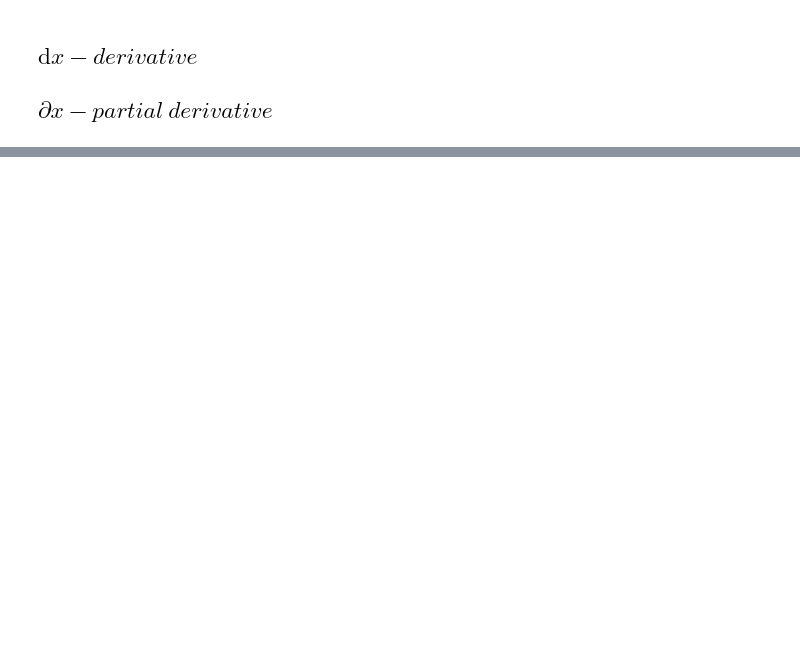
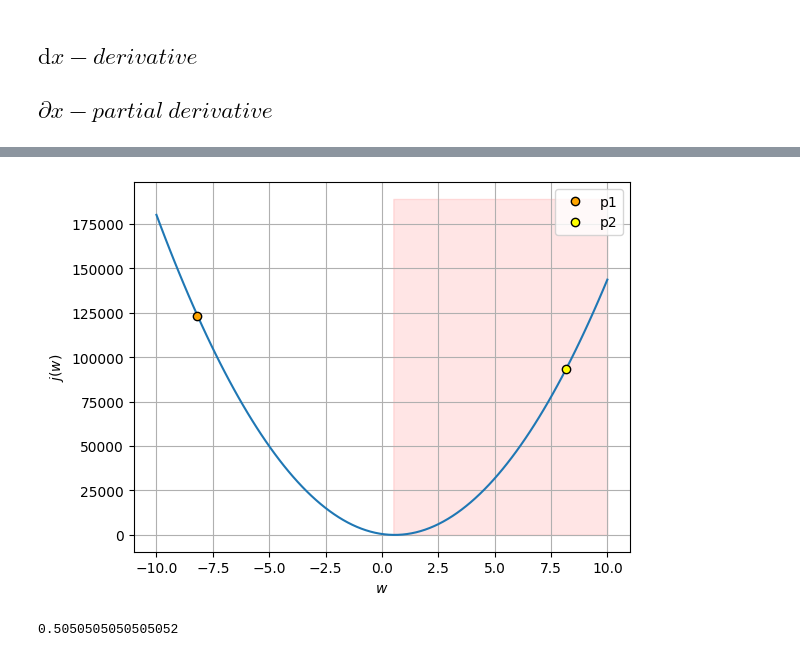
Before and after one commit to anoban/Supervised-Machine-Learning-Regression-and-Classification, a Jupyter notebook: anoban/Derivatives.ipynb, the cells around one changed output, grey strips where cells are left out. Cells and saved outputs as stored; diff of their text form; code cells hidden in the pictures; blank space fills up the shorter version.

```diff
--- a/anoban/Derivatives.ipynb
+++ b/anoban/Derivatives.ipynb
@@ -73,0 +78,20 @@ w = 8.18181818181818 and cost = 96852.63914265121
+# %%
+fig, axes = plt.subplots()
+axes.plot(w, e)
+axes.plot(w[9], e[9], mec = "black", ms = 6, mfc = "orange", marker = 'o', linestyle = "none", label = "p1")
+axes.plot(w[90], e[90], mec = "black", ms = 6, mfc = "yellow", marker = 'o', linestyle = "none", label = "p2")
+axes.fill_betweenx(y = np.arange(axes.get_xlim()[0], axes.get_ylim()[1], step = 100), x1 = w[np.argmin(e)], x2 = w.max(), color = "red", alpha = 0.1)
+axes.grid()
+axes.set_xlabel("$w$")
+axes.set_ylabel("$j(w)$")
+axes.legend()
+plt.show()
+# %% [output]
+[figure, added]
+# %%
+# as we move right -> left in the red region, the curve reaches a minimum for cost, approximately at w = 0.5
+# and this is eaxctly what we want, to minimize the cost function
+
+w[np.argmin(e)]
+# %% [output]
+0.5050505050505052
```
Also changed, not shown: parts of 12 cells of this notebook, 1 other file.
